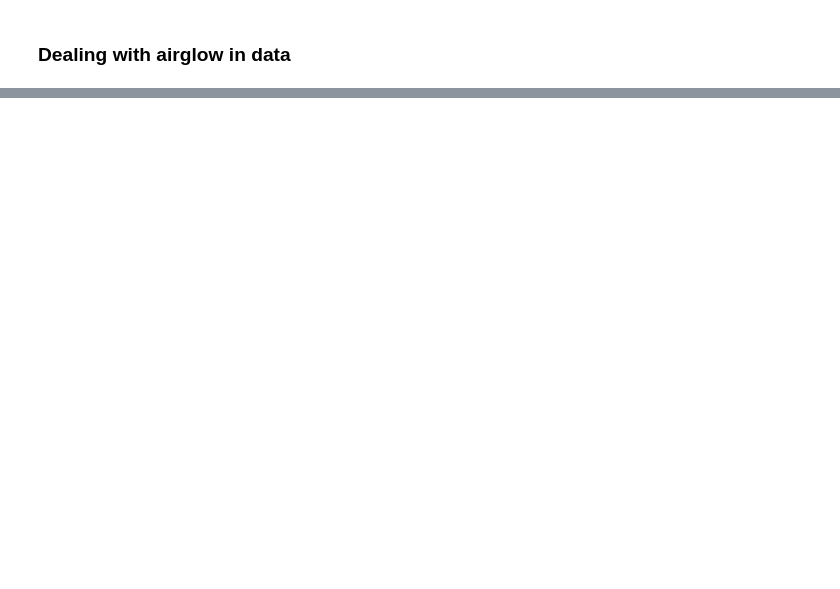
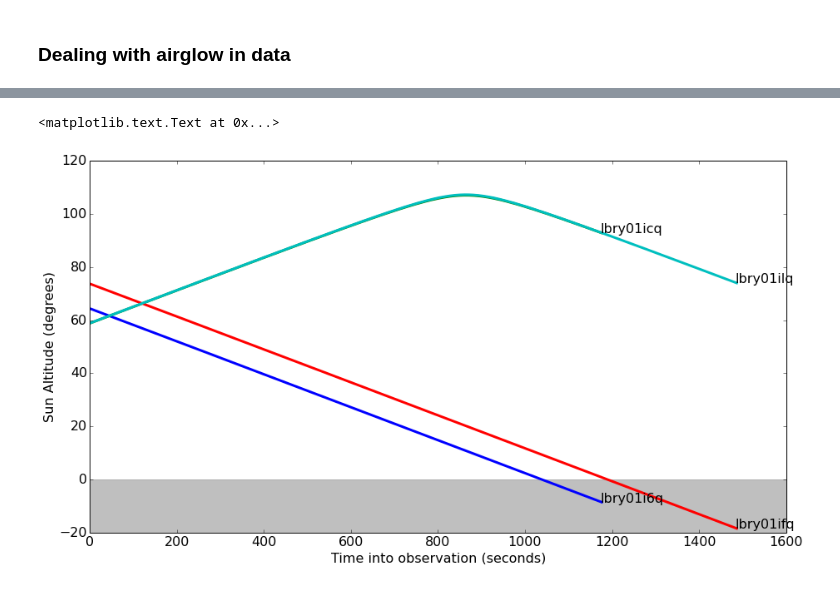
Before and after one commit to justincely/AAS224, a Jupyter notebook: timefilter_tutorial.ipynb, the cells around one changed output, grey strips where cells are left out. Cells and saved outputs as stored; diff of their text form; code cells hidden in the pictures; blank space fills up the shorter version.

```diff
--- a/timefilter_tutorial.ipynb
+++ b/timefilter_tutorial.ipynb
@@ -96,0 +166,22 @@ GEOCORR   OMIT (already complete)
+# %%
+fig = plt.figure(figsize=(15, 8))
+ax = fig.add_subplot(1, 1, 1)
+
+for dataset in glob.glob('out_calcos/lbry*corrtag_a.fits'):
+    hdu = fits.open(dataset)
+    file_path, file_name = os.path.split(dataset)
+
+    ax.plot(hdu['timeline'].data['time'], hdu['timeline'].data['sun_alt'], lw=3)
+    ax.annotate(file_name[:9],
+                xycoords='data',
+                xy=(hdu['timeline'].data['time'][-1], hdu['timeline'].data['sun_alt'][-1]),
+                xytext=(hdu['timeline'].data['time'][-1], hdu['timeline'].data['sun_alt'][-1]),
+                fontsize=16)
+
+ax.axhspan(ymin=-20, ymax=0, xmin=0, xmax=1, color='grey', alpha=.5, label='Orbital Day')
+ax.set_ylim(-20, 120)
+ax.set_xlabel('Time into observation (seconds)')
+ax.set_ylabel('Sun Altitude (degrees)')
+# %% [output]
+<matplotlib.text.Text at 0x...>
+[figure, added]
```
Also changed, not shown: parts of 8 cells of this notebook, 3 other files.
